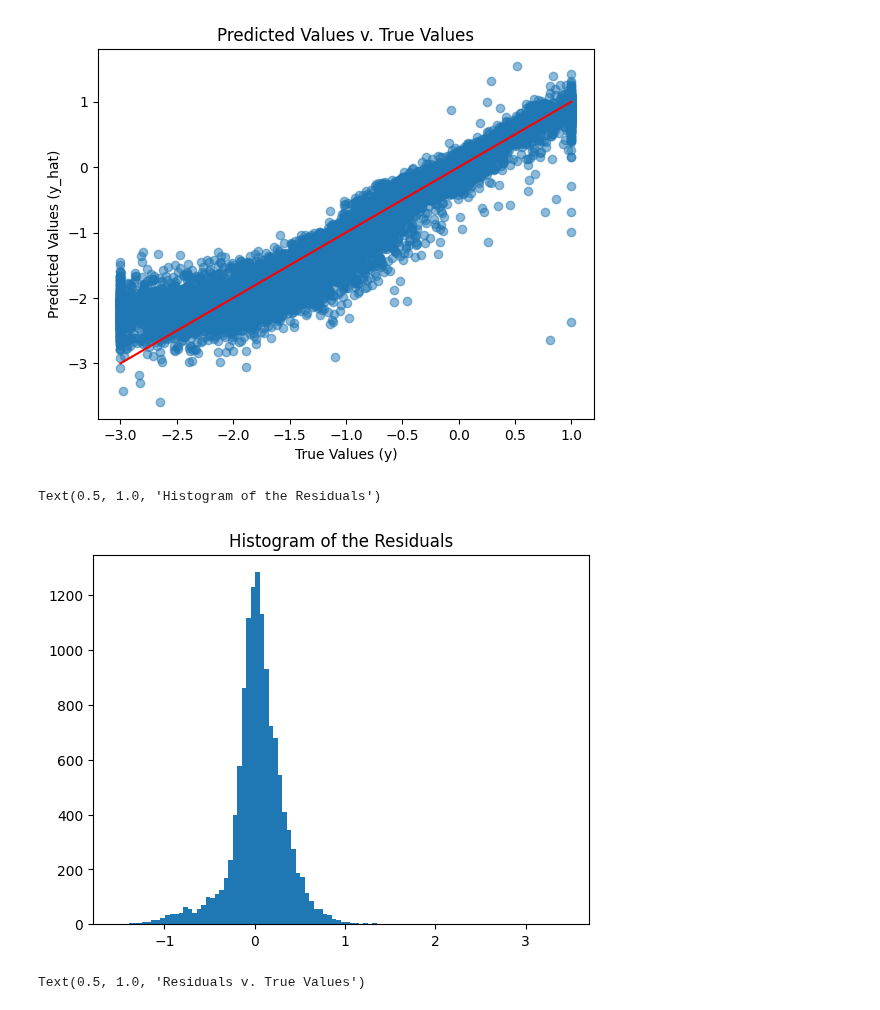
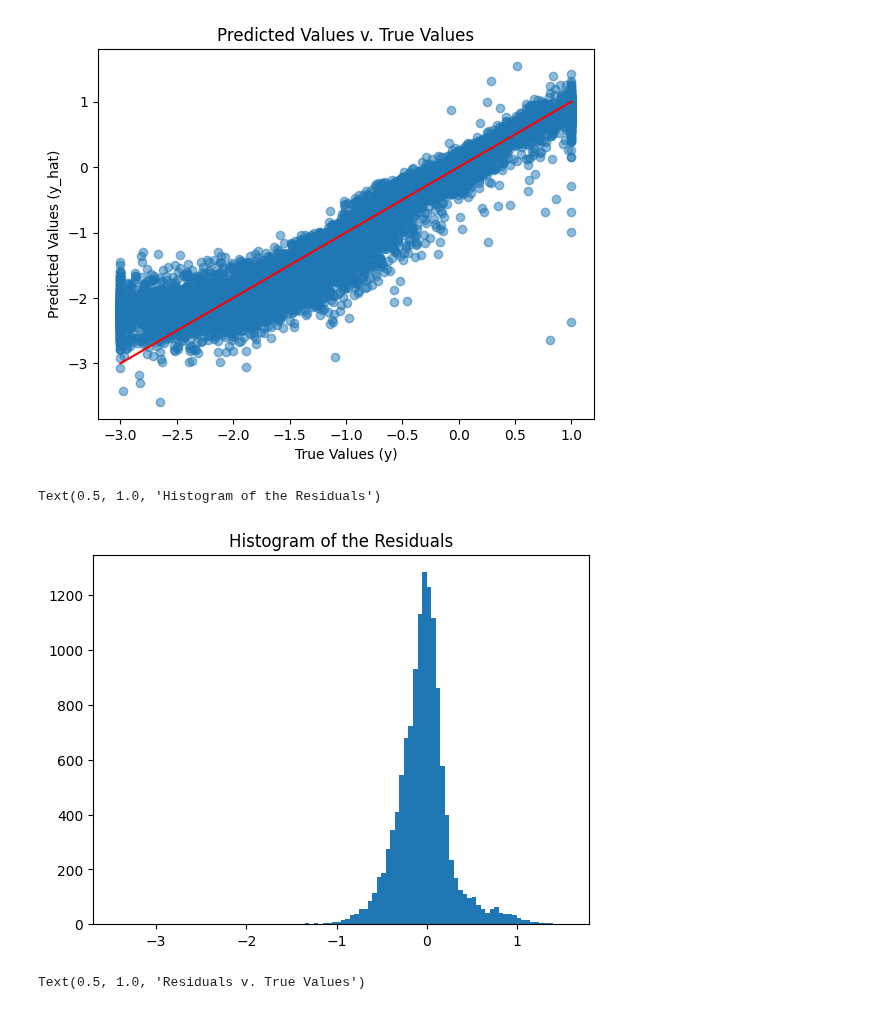
Before and after one commit to mwallace5270/hot-dust, a Jupyter notebook: evaluate.ipynb, the cells around one changed output. Drawn from its saved outputs; the diff is of its cells as text; code cells hidden in the pictures.

```diff
--- a/evaluate.ipynb
+++ b/evaluate.ipynb
@@ -89,14 +89,14 @@ plt.plot([min(y), max(y)], [min(y), max(y)], color='red')
 [<matplotlib.lines.Line2D at 0x...>]
 [figure]
 # %%
-# Plot a histogram of the residuals (y = y_hat + residual)
-residual = y - y_hat
+# Plot a histogram of the residuals
+residual = y_hat - y
 num_bins = 100
 plt.hist(residual, num_bins)
 plt.title("Histogram of the Residuals")
 # %% [output]
 Text(0.5, 1.0, 'Histogram of the Residuals')
-[figure, old version]
+[figure, new version]
 # %%
 # Plot of the residuals against y
 plt.scatter(y, residual, alpha=0.5)
```
Also changed, not shown: parts of 3 cells of this notebook, 2 other files.
